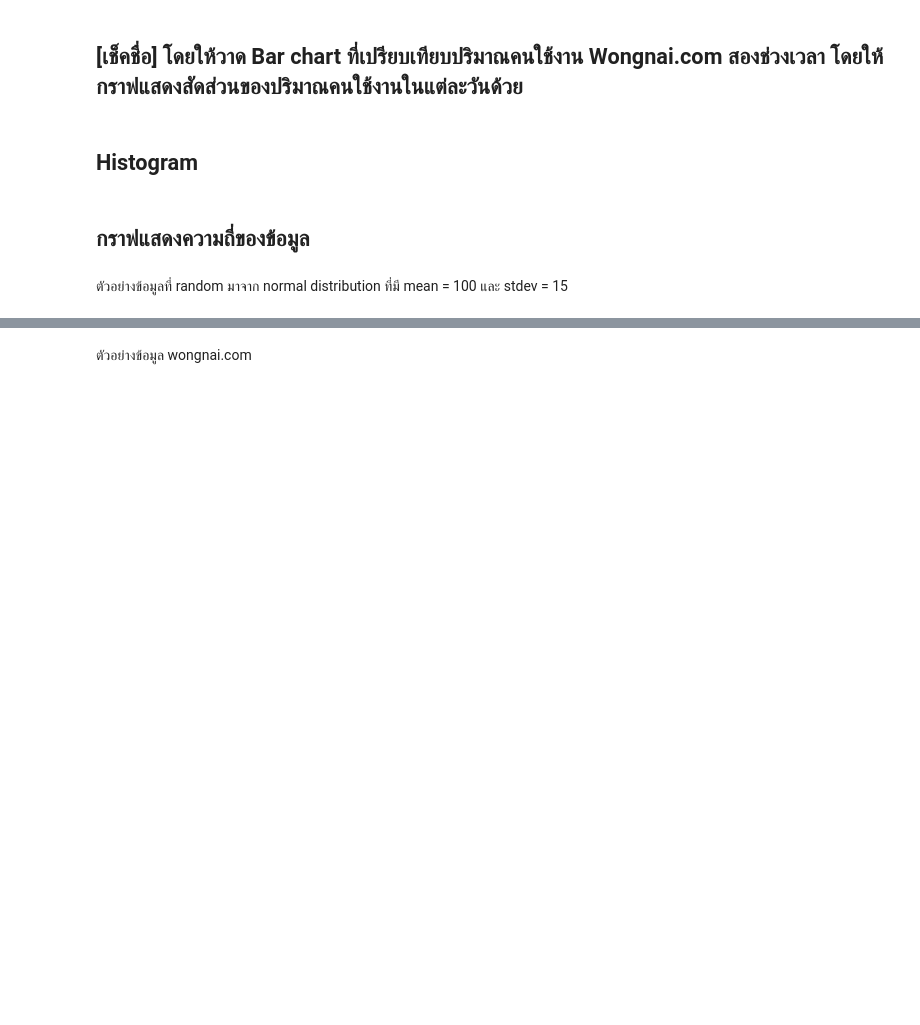
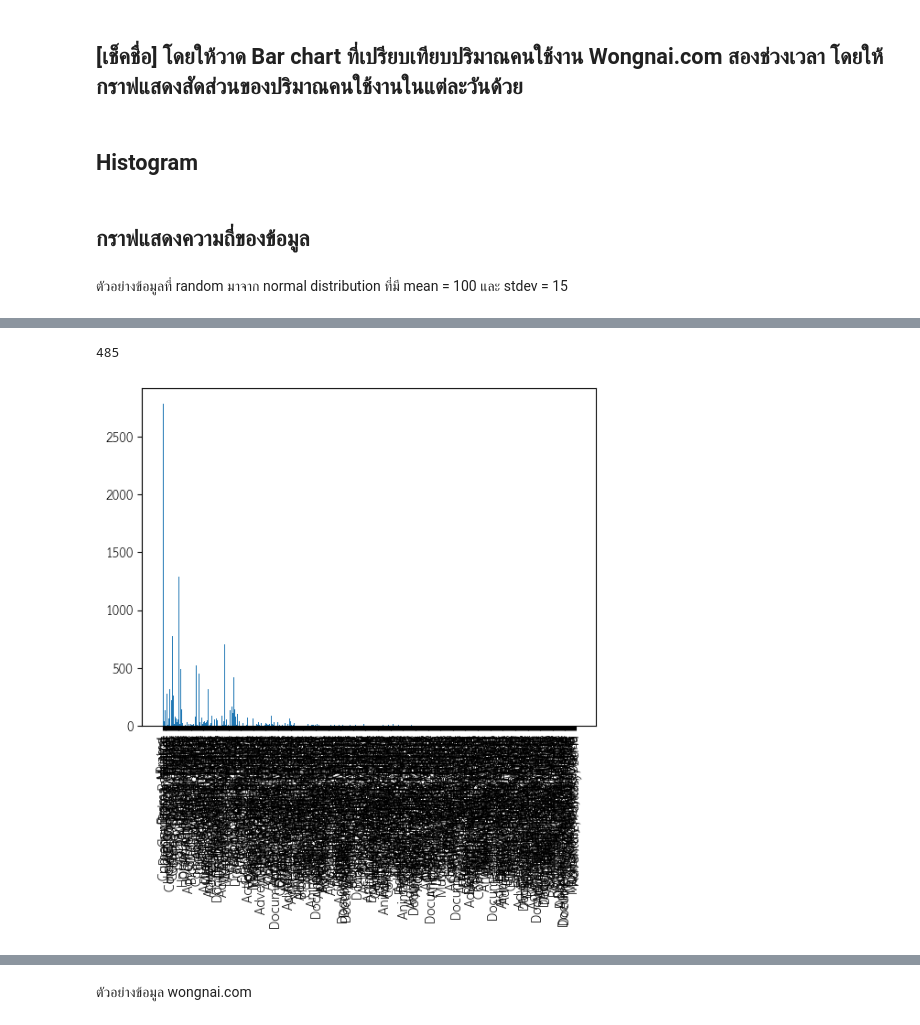
Before and after one commit to RatchanonPa/python_dataviz2024, a Jupyter notebook: Visualize_Data_Comparison_2024.ipynb, the cells around one changed output, grey strips where cells are left out. Saved outputs shown, nothing was run; the diff lists cells and outputs as text; code cells hidden in the pictures; blank space fills up the shorter version.

```diff
--- a/Visualize_Data_Comparison_2024.ipynb
+++ b/Visualize_Data_Comparison_2024.ipynb
@@ -679,0 +591,3 @@ plt.hist(X, 50, density = True, facecolor = 'violet', alpha = 0.75);
+# %%
+data_india = pd.read_csv(movie_file_path, encoding='latin-1')
+data_india
@@ -679,0 +608,9 @@ plt.hist(X, 50, density = True, facecolor = 'violet', alpha = 0.75);
+# %%
+len(set(data_india.dropna(subset = ['Genre'])['Genre']))
+# %% [output]
+485
+# %%
+plt.hist(data_india.dropna(subset = ['Genre'])['Genre'], bins = len(set(data_india.dropna(subset = ['Genre'])['Genre'])));
+plt.xticks(rotation = 'vertical');
+# %% [output]
+[figure, added]
```
Also changed, not shown: parts of 62 cells of this notebook.
